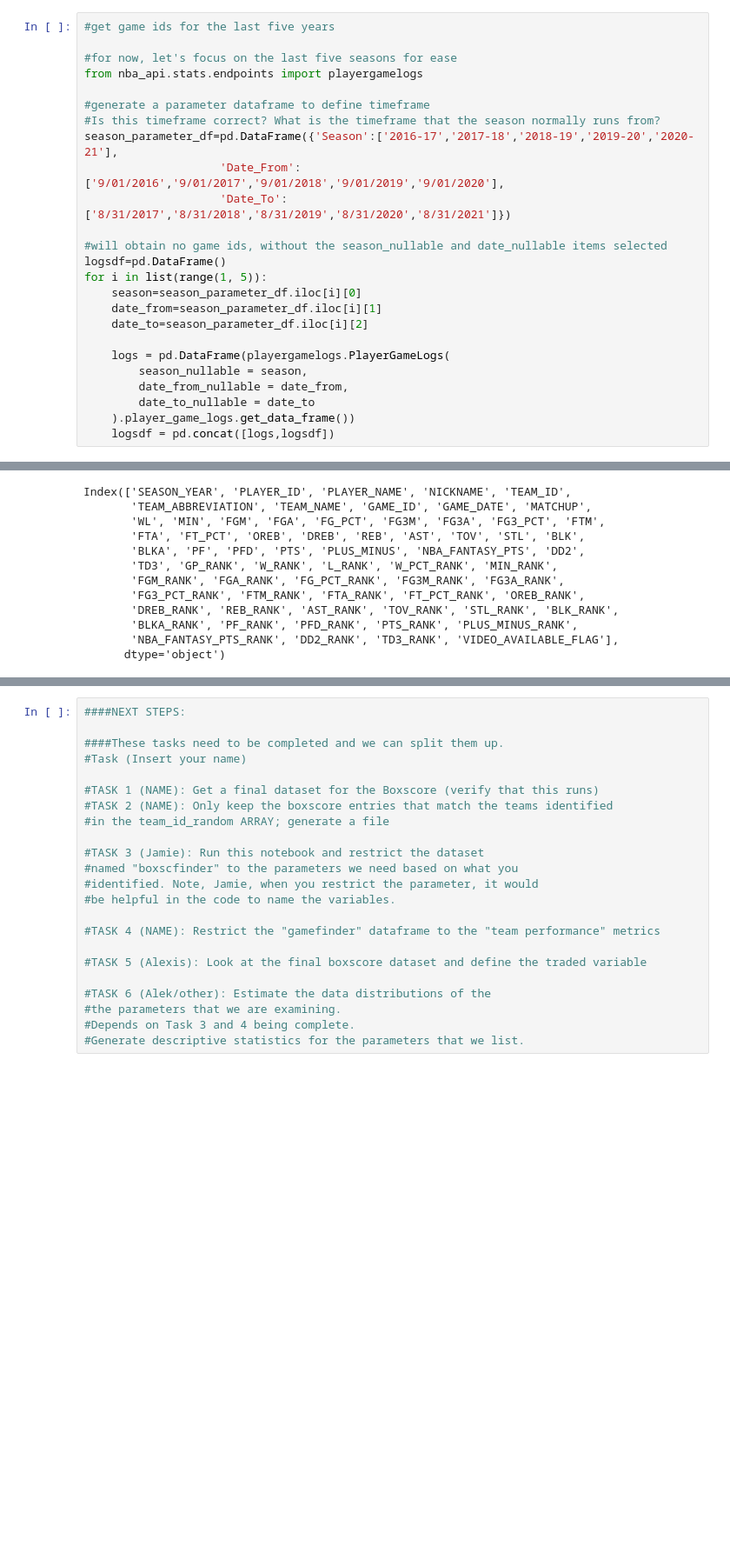
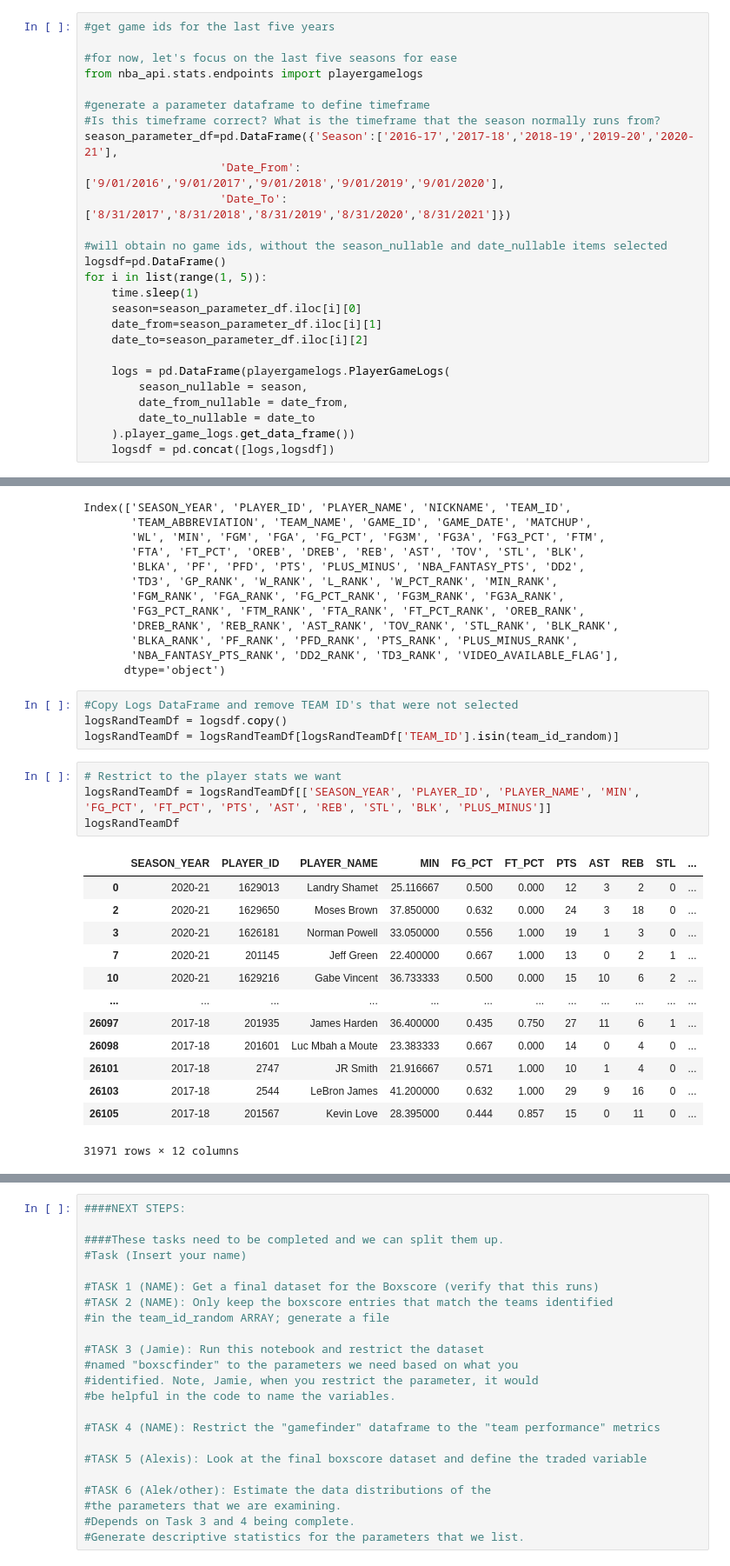
Before and after one commit to agarduno93/NBATrading, a Jupyter notebook: DataCheckpointGroup028-Wi22.ipynb, the cells around one changed output, grey strips where cells are left out. Shown at 87% size. Saved outputs shown, nothing was run; the diff lists cells and outputs as text; blank space fills up the shorter version.

```diff
--- a/DataCheckpointGroup028-Wi22.ipynb
+++ b/DataCheckpointGroup028-Wi22.ipynb
@@ -123,6 +134,7 @@ season_parameter_df=pd.DataFrame({'Season':['2016-17','2017-18','2018-19','2019-
 #will obtain no game ids, without the season_nullable and date_nullable items selected
 logsdf=pd.DataFrame()
 for i in list(range(1, 5)):
+    time.sleep(1)
     season=season_parameter_df.iloc[i][0]
     date_from=season_parameter_df.iloc[i][1]
     date_to=season_parameter_df.iloc[i][2]
@@ -160,6 +169,28 @@ Index(['SEASON_YEAR', 'PLAYER_ID', 'PLAYER_NAME', 'NICKNAME', 'TEAM_ID',
        'BLKA_RANK', 'PF_RANK', 'PFD_RANK', 'PTS_RANK', 'PLUS_MINUS_RANK',
        'NBA_FANTASY_PTS_RANK', 'DD2_RANK', 'TD3_RANK', 'VIDEO_AVAILABLE_FLAG'],
       dtype='object')
+# %%
+#Copy Logs DataFrame and remove TEAM ID's that were not selected
+logsRandTeamDf = logsdf.copy()
+logsRandTeamDf = logsRandTeamDf[logsRandTeamDf['TEAM_ID'].isin(team_id_random)]
+# %%
+# Restrict to the player stats we want
+logsRandTeamDf = logsRandTeamDf[['SEASON_YEAR', 'PLAYER_ID', 'PLAYER_NAME', 'MIN', 'FG_PCT', 'FT_PCT', 'PTS', 'AST', 'REB', 'STL', 'BLK', 'PLUS_MINUS']]
+logsRandTeamDf
+# %% [output]
+|  | SEASON_YEAR | PLAYER_ID | PLAYER_NAME | MIN | FG_PCT | FT_PCT | PTS | AST | REB | STL | ... |
+| 0 | 2020-21 | 1629013 | Landry Shamet | 25.116667 | 0.500 | 0.000 | 12 | 3 | 2 | 0 | ... |
+| 2 | 2020-21 | 1629650 | Moses Brown | 37.850000 | 0.632 | 0.000 | 24 | 3 | 18 | 0 | ... |
+| 3 | 2020-21 | 1626181 | Norman Powell | 33.050000 | 0.556 | 1.000 | 19 | 1 | 3 | 0 | ... |
+| 7 | 2020-21 | 201145 | Jeff Green | 22.400000 | 0.667 | 1.000 | 13 | 0 | 2 | 1 | ... |
+| 10 | 2020-21 | 1629216 | Gabe Vincent | 36.733333 | 0.500 | 0.000 | 15 | 10 | 6 | 2 | ... |
+| ... | ... | ... | ... | ... | ... | ... | ... | ... | ... | ... | ... |
+| 26097 | 2017-18 | 201935 | James Harden | 36.400000 | 0.435 | 0.750 | 27 | 11 | 6 | 1 | ... |
+| 26098 | 2017-18 | 201601 | Luc Mbah a Moute | 23.383333 | 0.667 | 0.000 | 14 | 0 | 4 | 0 | ... |
+| 26101 | 2017-18 | 2747 | JR Smith | 21.916667 | 0.571 | 1.000 | 10 | 1 | 4 | 0 | ... |
+| 26103 | 2017-18 | 2544 | LeBron James | 41.200000 | 0.632 | 1.000 | 29 | 9 | 16 | 0 | ... |
+| 26105 | 2017-18 | 201567 | Kevin Love | 28.395000 | 0.444 | 0.857 | 15 | 0 | 11 | 0 | ... |
+31971 rows × 12 columns
 # %%
 #import boxscore, player statistics within each game
 #https://en.wikipedia.org/wiki/Box_score_(baseball)#:~:text=A%20box%20score%20is%20a,the%20box%20score%20in%201858.
```
Also changed, not shown: parts of 9 cells of this notebook, 1 other file.
